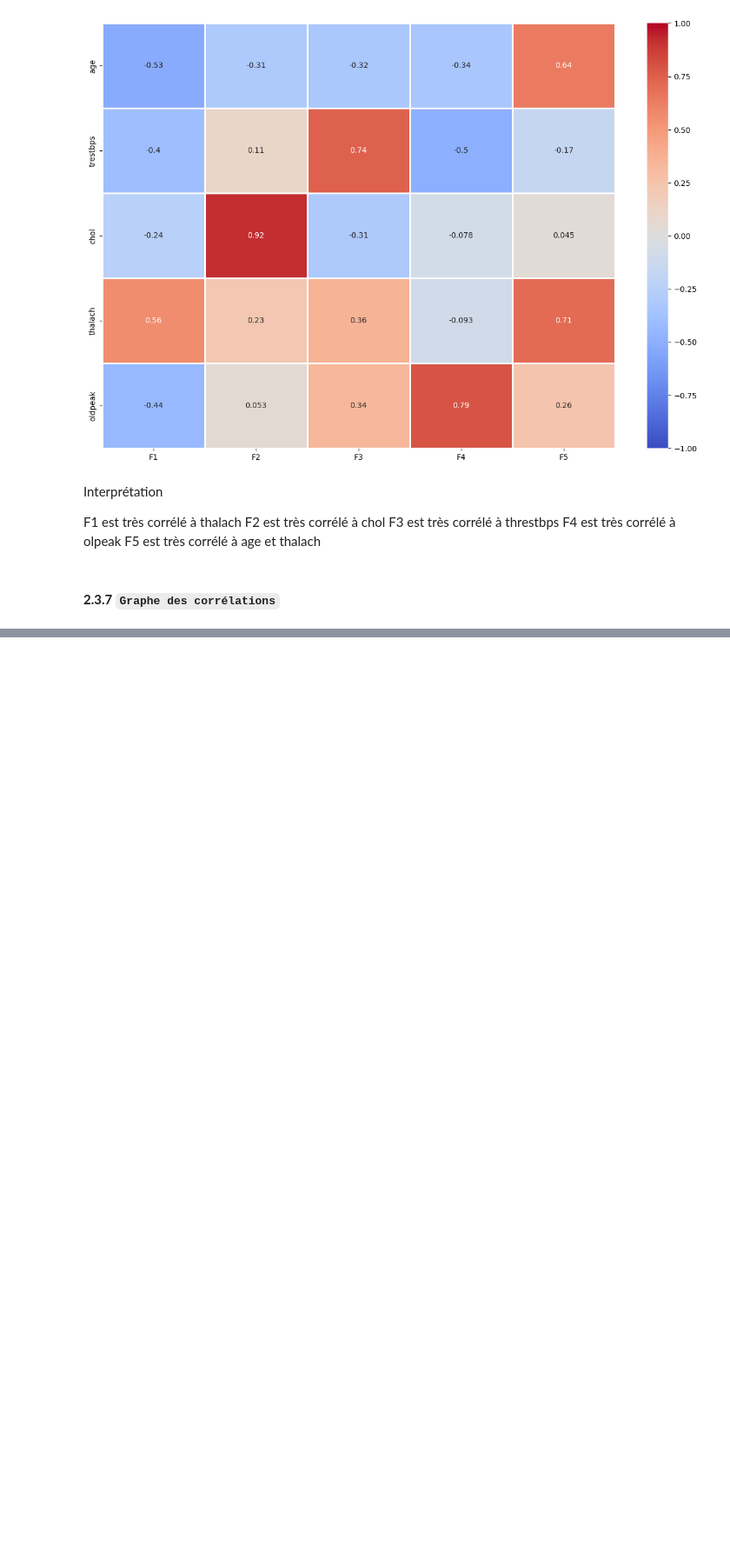
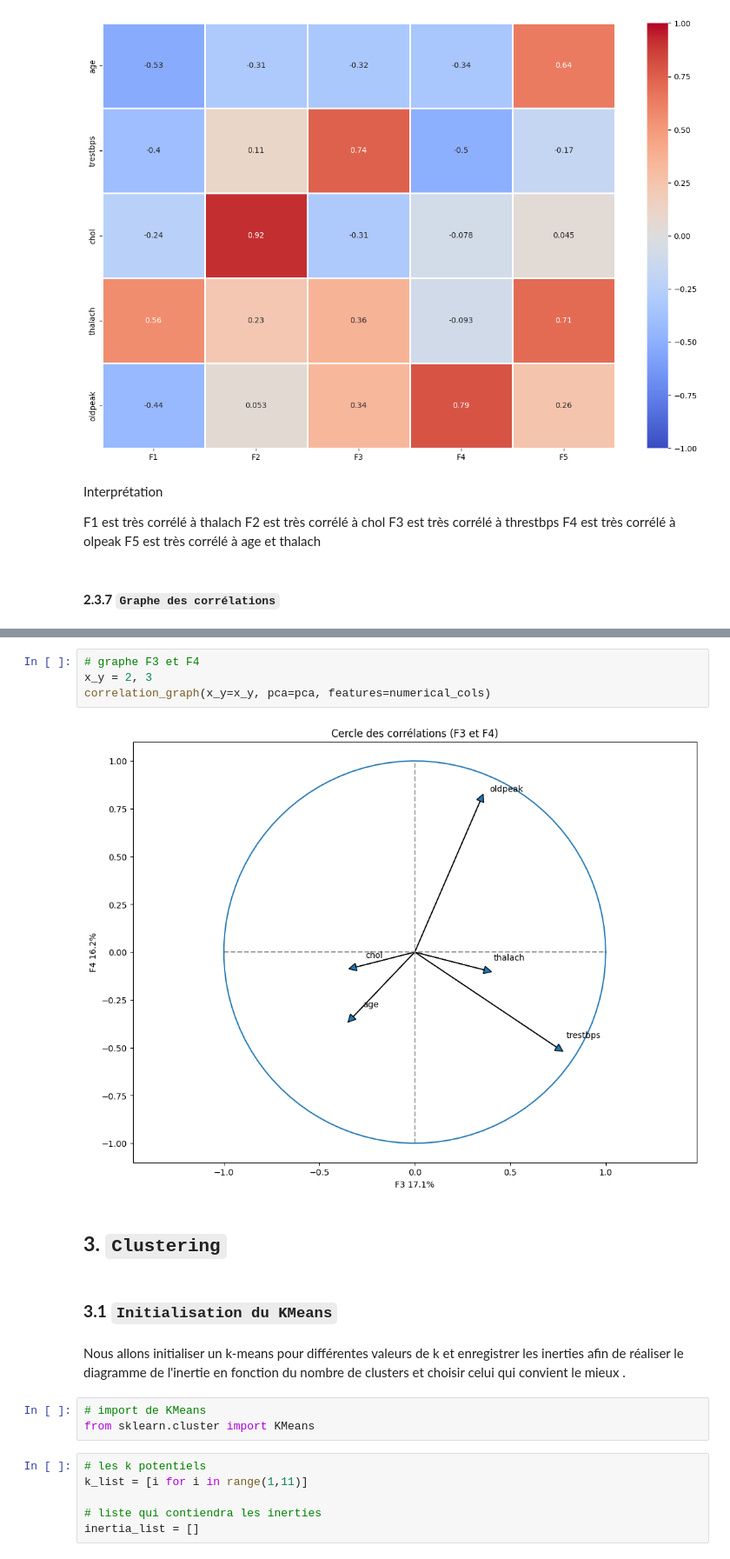
Before and after one commit to Harlequelrah/heart_attack_prediction, a Jupyter notebook: project/notebooks/analysis.ipynb, the cells around one changed output, grey strips where cells are left out. Shown at 87% size. Drawn from its saved outputs; the diff is of its cells as text; blank space fills up the shorter version.

Commit message:
clustering

```diff
--- a/project/notebooks/analysis.ipynb
+++ b/project/notebooks/analysis.ipynb
@@ -506,0 +523,21 @@ def correlation_graph(x_y,pca:PCA,features:list):
+# %%
+# graphe F3 et F4
+x_y = 2, 3
+correlation_graph(x_y=x_y, pca=pca, features=numerical_cols)
+# %% [output]
+[figure, added]
+# %% [markdown]
+## **3.** `Clustering`
+# %% [markdown]
+### **3.1** `Initialisation du KMeans`
+# %% [markdown]
+Nous allons initialiser un k-means pour différentes valeurs de k et enregistrer les inerties afin de réaliser le diagramme de l'inertie en fonction du nombre de clusters et choisir celui qui convient le mieux .
+# %%
+# import de KMeans
+from sklearn.cluster import KMeans
+# %%
+# les k potentiels
+k_list = [i for i in range(1,11)]
+
+# liste qui contiendra les inerties
+inertia_list = []
```
Also changed, not shown: parts of 14 cells of this notebook.
